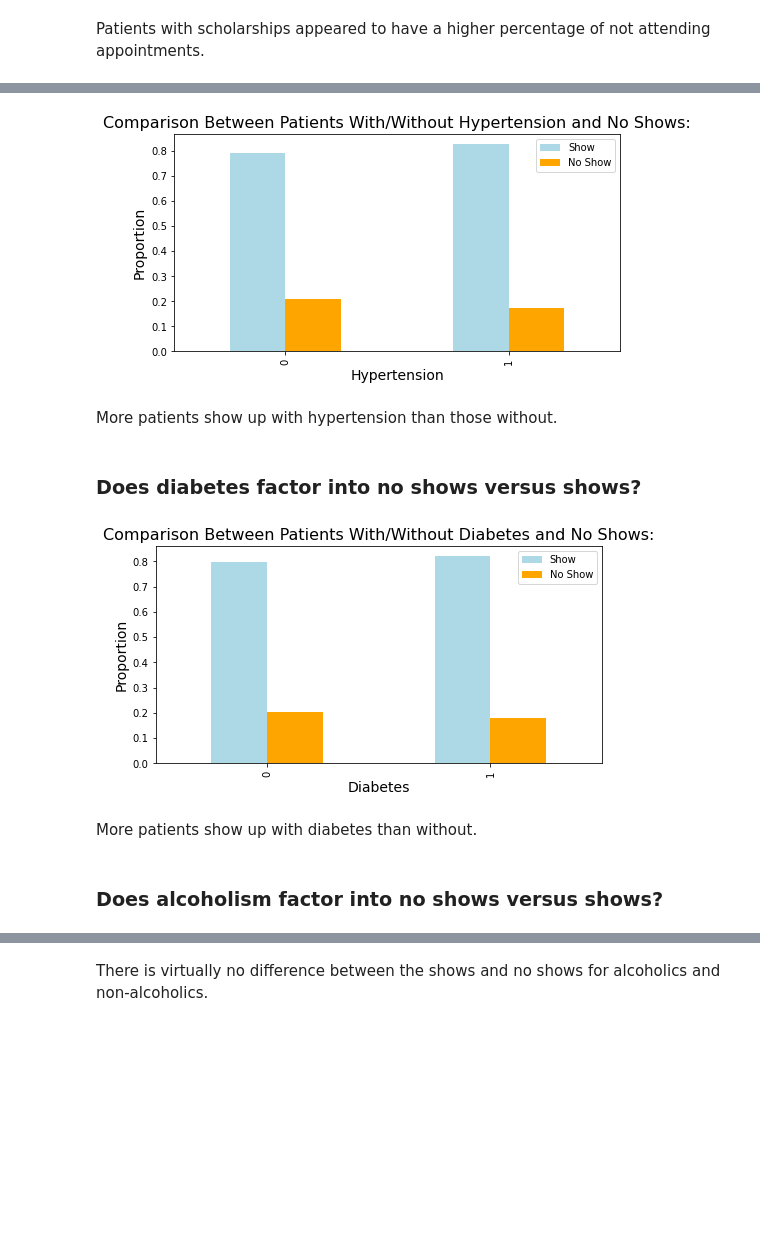
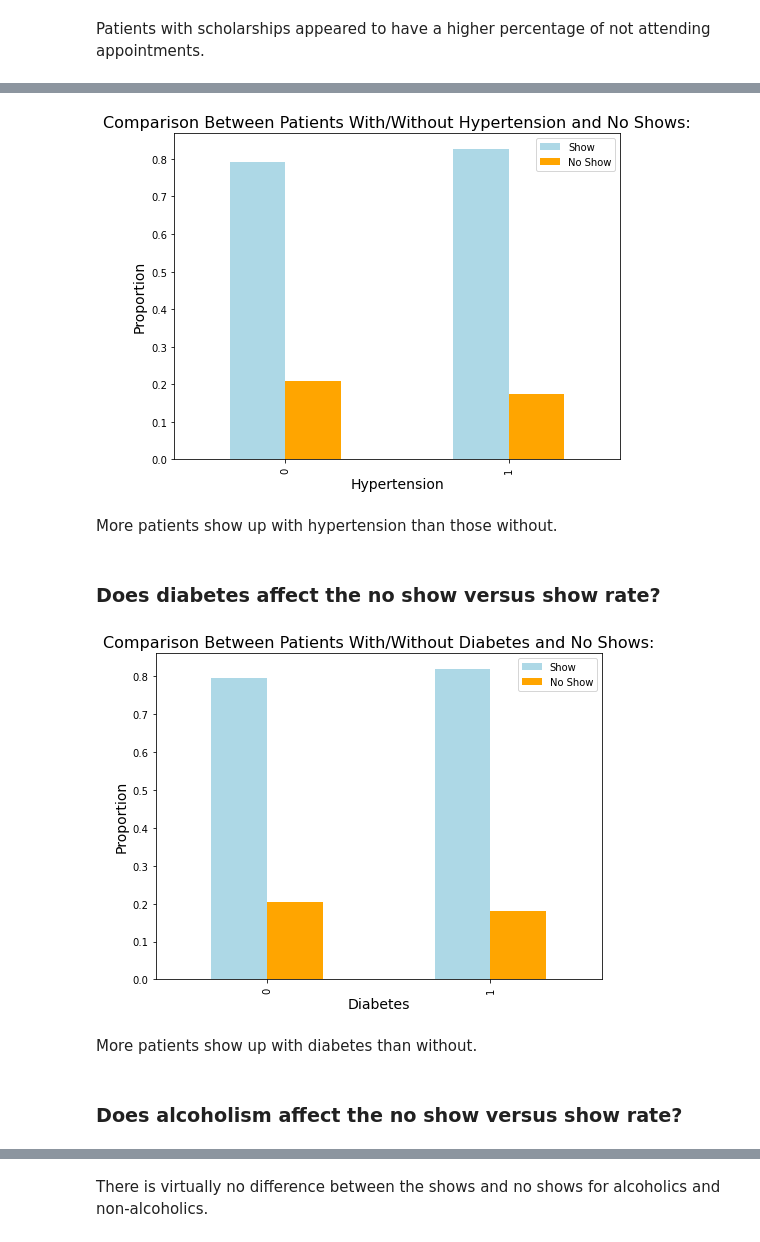
Before and after one commit to misterpsmith/wgu-c749, a Jupyter notebook: investigate-a-dataset/investigate-a-dataset.ipynb, the cells around one changed output, grey strips where cells are left out. Cells and saved outputs as stored; diff of their text form; code cells hidden in the pictures; blank space fills up the shorter version.

```diff
--- a/investigate-a-dataset/investigate-a-dataset.ipynb
+++ b/investigate-a-dataset/investigate-a-dataset.ipynb
@@ -545,43 +554,21 @@ Patients with scholarships appeared to have a higher percentage of not attending
 # %%
-# See relation between patients with/without hypertension and no shows.
-appointments_df.groupby('hypertension')[['show', 'not_show']].mean().plot(kind='bar',
-                                                    figsize=(8,4),
-                                                    color=['lightblue','orange'])
-
-# Set options.
-plot.xlabel('Hypertension', fontsize=14)
-plot.ylabel('Proportion', fontsize=14)
-plot.title('Comparison Between Patients With/Without Hypertension and No Shows:',
-          fontsize=16)
-plot.legend(['Show', 'No Show'])
-
-# Display the chart.
-plot.show()
+# Comparision between patients with/without hypertension and no shows.
+bar_chart(appointments_df, 'hypertension', 'Hypertension',
+          'Comparison Between Patients With/Without Hypertension and No Shows:', (8,6))
 # %% [output]
-[figure, old version]
+[figure, new version]
 # %% [markdown]
 More patients show up with hypertension than those without.
 # %% [markdown]
-### Does diabetes factor into no shows versus shows?
+### Does diabetes affect the no show versus show rate?
 # %%
-# See relation between patients with/without diabetes and no shows.
-appointments_df.groupby('diabetes')[['show', 'not_show']].mean().plot(kind='bar',
-                                                    figsize=(8,4),
-                                                    color=['lightblue','orange'])
-
-# Set options.
-plot.xlabel('Diabetes', fontsize=14)
-plot.ylabel('Proportion', fontsize=14)
-plot.title('Comparison Between Patients With/Without Diabetes and No Shows:',
-          fontsize=16)
-plot.legend(['Show', 'No Show'])
-
-# Display the chart.
-plot.show()
+# Comparision between patients with/without diabetes and no shows.
+bar_chart(appointments_df, 'diabetes', 'Diabetes',
+          'Comparison Between Patients With/Without Diabetes and No Shows:', (8,6))
 # %% [output]
-[figure, old version]
+[figure, new version]
 # %% [markdown]
 More patients show up with diabetes than without.
 # %% [markdown]
-### Does alcoholism factor into no shows versus shows?
+### Does alcoholism affect the no show versus show rate?
 # %%
```
Also changed, not shown: parts of 39 cells of this notebook, 2 other files.
